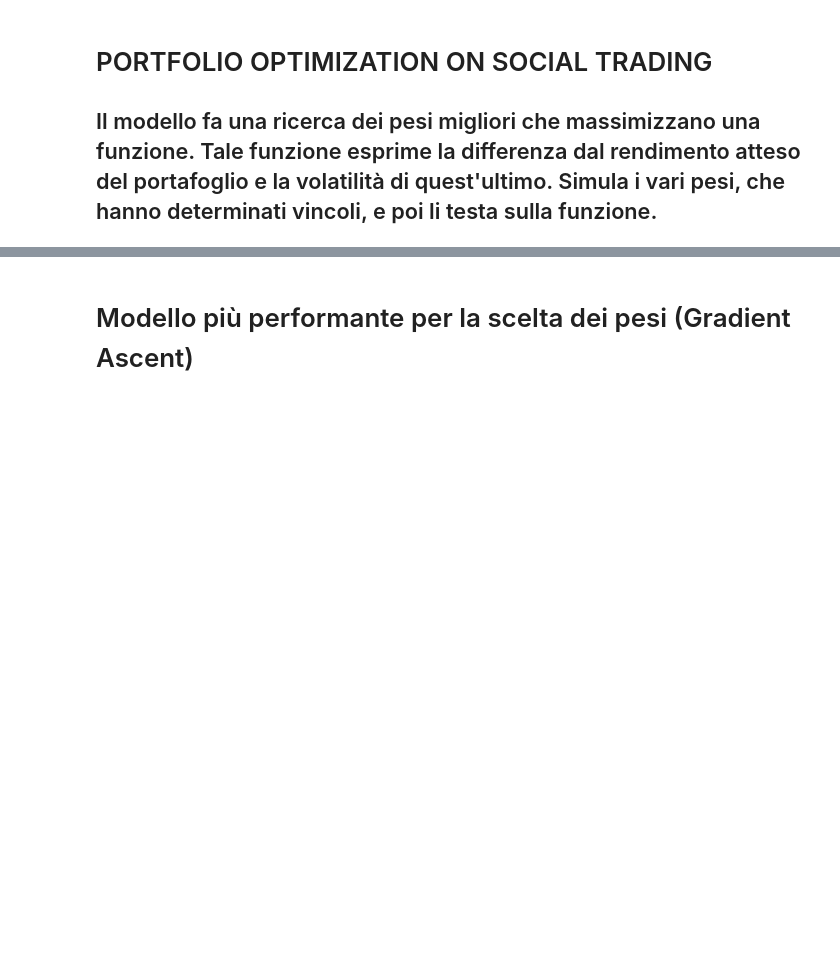
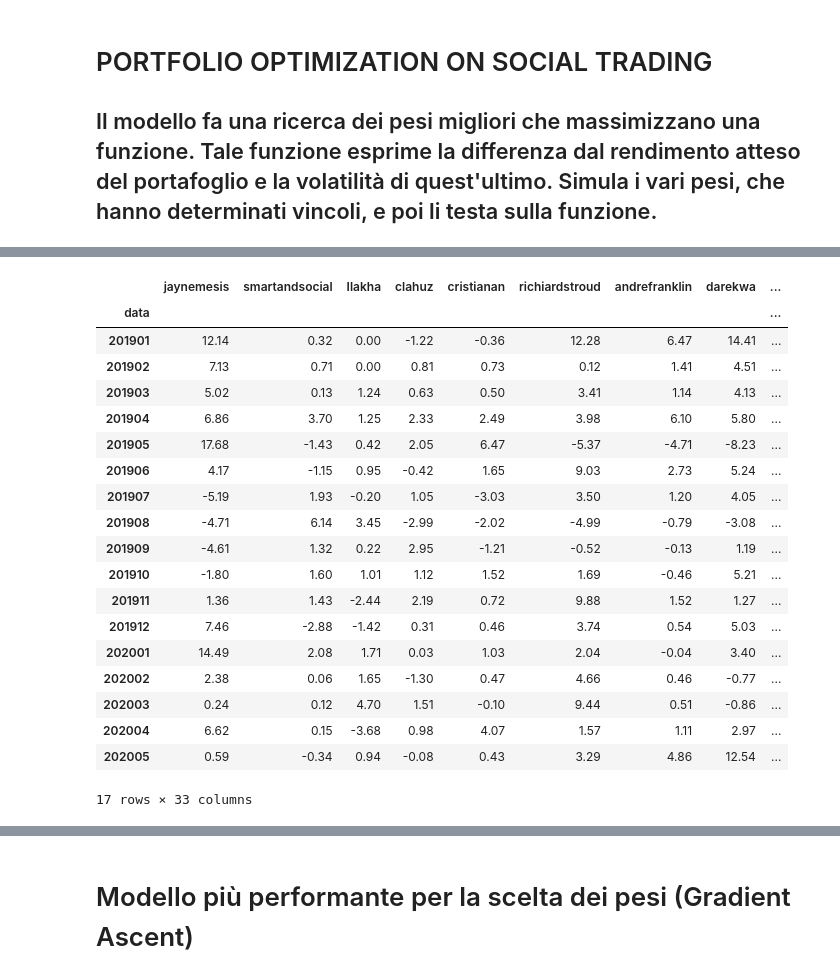
Before and after one commit to David90Mar/Finance, a Jupyter notebook: Portfolio optimization Social Trading.ipynb, the cells around one changed output, grey strips where cells are left out. Saved outputs shown, nothing was run; the diff lists cells and outputs as text; code cells hidden in the pictures; blank space fills up the shorter version.

```diff
--- a/Portfolio optimization Social Trading.ipynb
+++ b/Portfolio optimization Social Trading.ipynb
@@ -38,0 +50,16 @@ df
+# %%
+from scipy import stats
+np.random.seed(12345678)
+x = stats.norm.rvs(loc=5, scale=3, size=100)
+
+for col_n in range(0,len(col)):
+    stat, p = stats.shapiro(df[col[col_n]])
+    print(str(col[col_n])+': Statistics=%.3f, p=%.3f' % (stat, p))
+    # interpret
+    alpha = 0.05
+    if p < alpha:
+        print('Sample does not look Gaussian (reject H0)')
+        df = df.drop(col[col_n], 1)
+
+col = list(df.columns)
+print(len(df.columns))
@@ -39,3 +84,26 @@ df
+# %%
+df
+# %% [output]
+|  | jaynemesis | smartandsocial | Ilakha | clahuz | cristianan | richiardstroud | andrefranklin | darekwa | ... |
+| data |  |  |  |  |  |  |  |  | ... |
+| 201901 | 12.14 | 0.32 | 0.00 | -1.22 | -0.36 | 12.28 | 6.47 | 14.41 | ... |
+| 201902 | 7.13 | 0.71 | 0.00 | 0.81 | 0.73 | 0.12 | 1.41 | 4.51 | ... |
+| 201903 | 5.02 | 0.13 | 1.24 | 0.63 | 0.50 | 3.41 | 1.14 | 4.13 | ... |
+| 201904 | 6.86 | 3.70 | 1.25 | 2.33 | 2.49 | 3.98 | 6.10 | 5.80 | ... |
+| 201905 | 17.68 | -1.43 | 0.42 | 2.05 | 6.47 | -5.37 | -4.71 | -8.23 | ... |
+| 201906 | 4.17 | -1.15 | 0.95 | -0.42 | 1.65 | 9.03 | 2.73 | 5.24 | ... |
+| 201907 | -5.19 | 1.93 | -0.20 | 1.05 | -3.03 | 3.50 | 1.20 | 4.05 | ... |
+| 201908 | -4.71 | 6.14 | 3.45 | -2.99 | -2.02 | -4.99 | -0.79 | -3.08 | ... |
+| 201909 | -4.61 | 1.32 | 0.22 | 2.95 | -1.21 | -0.52 | -0.13 | 1.19 | ... |
+| 201910 | -1.80 | 1.60 | 1.01 | 1.12 | 1.52 | 1.69 | -0.46 | 5.21 | ... |
+| 201911 | 1.36 | 1.43 | -2.44 | 2.19 | 0.72 | 9.88 | 1.52 | 1.27 | ... |
+| 201912 | 7.46 | -2.88 | -1.42 | 0.31 | 0.46 | 3.74 | 0.54 | 5.03 | ... |
+| 202001 | 14.49 | 2.08 | 1.71 | 0.03 | 1.03 | 2.04 | -0.04 | 3.40 | ... |
+| 202002 | 2.38 | 0.06 | 1.65 | -1.30 | 0.47 | 4.66 | 0.46 | -0.77 | ... |
+| 202003 | 0.24 | 0.12 | 4.70 | 1.51 | -0.10 | 9.44 | 0.51 | -0.86 | ... |
+| 202004 | 6.62 | 0.15 | -3.68 | 0.98 | 4.07 | 1.57 | 1.11 | 2.97 | ... |
+| 202005 | 0.59 | -0.34 | 0.94 | -0.08 | 0.43 | 3.29 | 4.86 | 12.54 | ... |
+17 rows × 33 columns
 # %%
 def f(df,k):   # funzione da ottimizzare
     var=df.var()**0.5 # sigma_i
```
Also changed, not shown: parts of 7 cells of this notebook.
